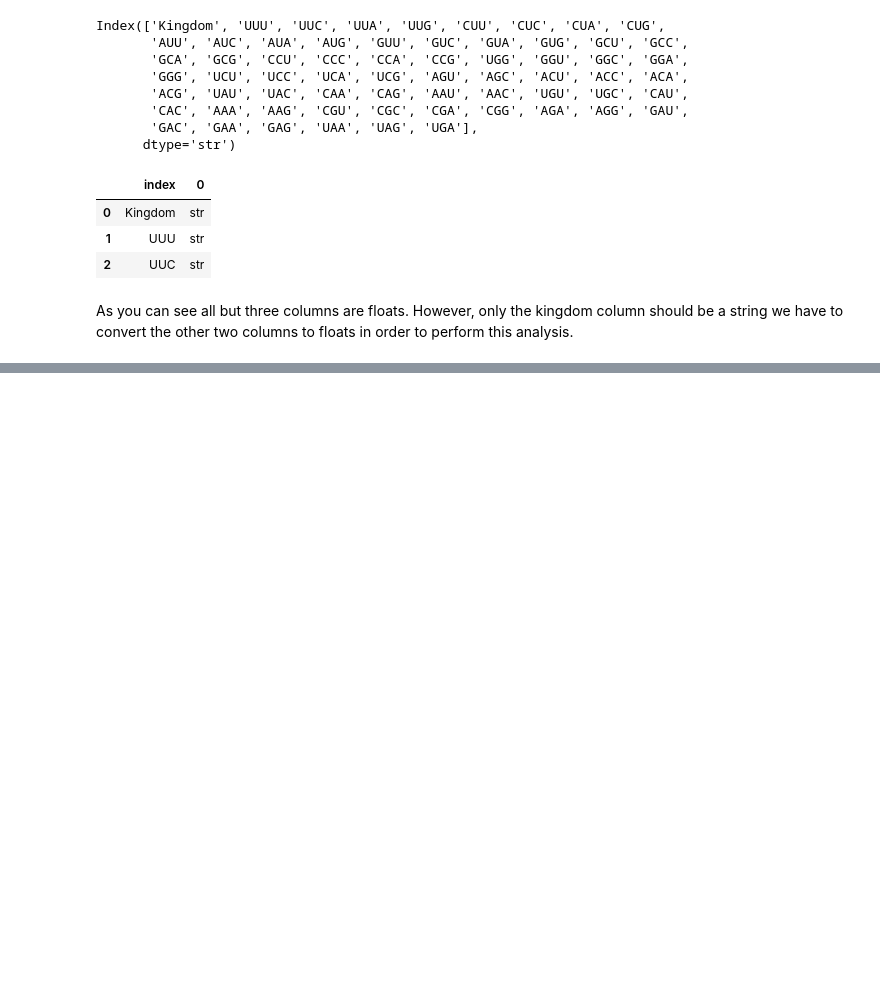
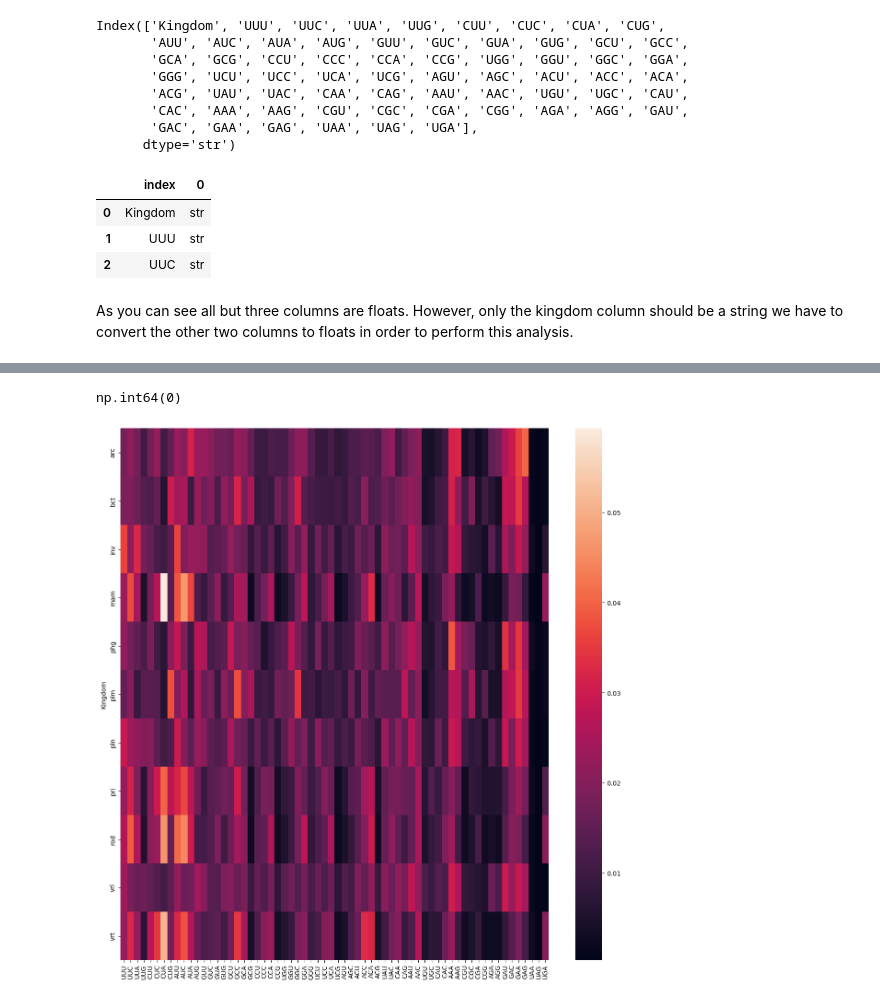
Before and after one commit to jcapecci09/Codon-Usage, a Jupyter notebook: data_cleaning_exploration.ipynb, the cells around one changed output, grey strips where cells are left out. Cells and saved outputs as stored; diff of their text form; code cells hidden in the pictures; blank space fills up the shorter version.

Commit message:
cleaned and added heat map

```diff
--- a/data_cleaning_exploration.ipynb
+++ b/data_cleaning_exploration.ipynb
@@ -51,10 +52,17 @@ df_dtypes.loc[float_mask]
 # %% [markdown]
 As you can see all but three columns are floats. However, only the kingdom column should be a string we have to convert the other two columns to floats in order to perform this analysis.
 # %%
-uniques = df_clipped.loc[:, 'UUU'].unique()
-for elem in uniques:
-    try:
-        float(elem)
-    except ValueError:
-        print(elem)
+# Convert these columns to floats by dealing with the values that can't be converted
+cols = ["UUU", "UUC"]
+
+# coerce invalid to NaN
+df_clipped[cols] = df_clipped[cols].apply(pd.to_numeric, errors="coerce")
+
+# drop rows failing either column
+df_clean = df_clipped.dropna(subset=cols).copy()
+
+# enforce float
+df_clean[cols] = df_clean[cols].astype("float64")
+
+df_clean.dtypes
 # %% [output]
@@ -62,0 +81,15 @@ non-B hepatitis virus
+# %%
+# Is there any na values?
+df_clean.isna().sum().sum() # No
+# %% [output]
+np.int64(0)
+# %%
+# Group by kingdom
+df_kings = df_clean.groupby('Kingdom').mean()
+# %%
+plt.figure(figsize=(15, 15))
+sns.heatmap(df_kings)
+
+plt.show()
+# %% [output]
+[figure, added]
```
Also changed, not shown: parts of 2 cells of this notebook.
